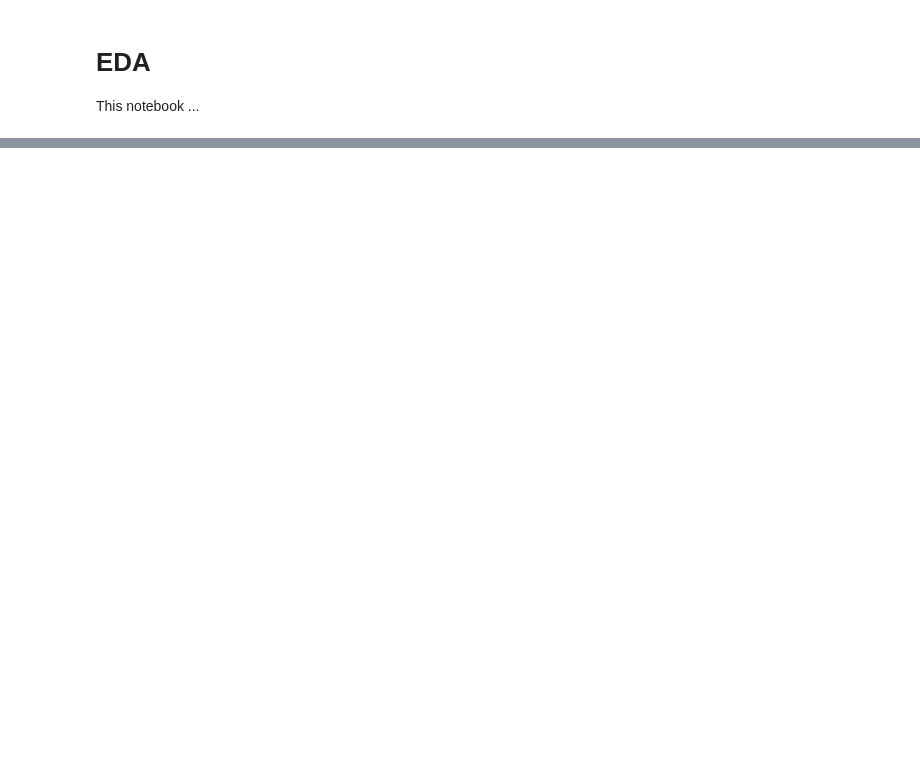
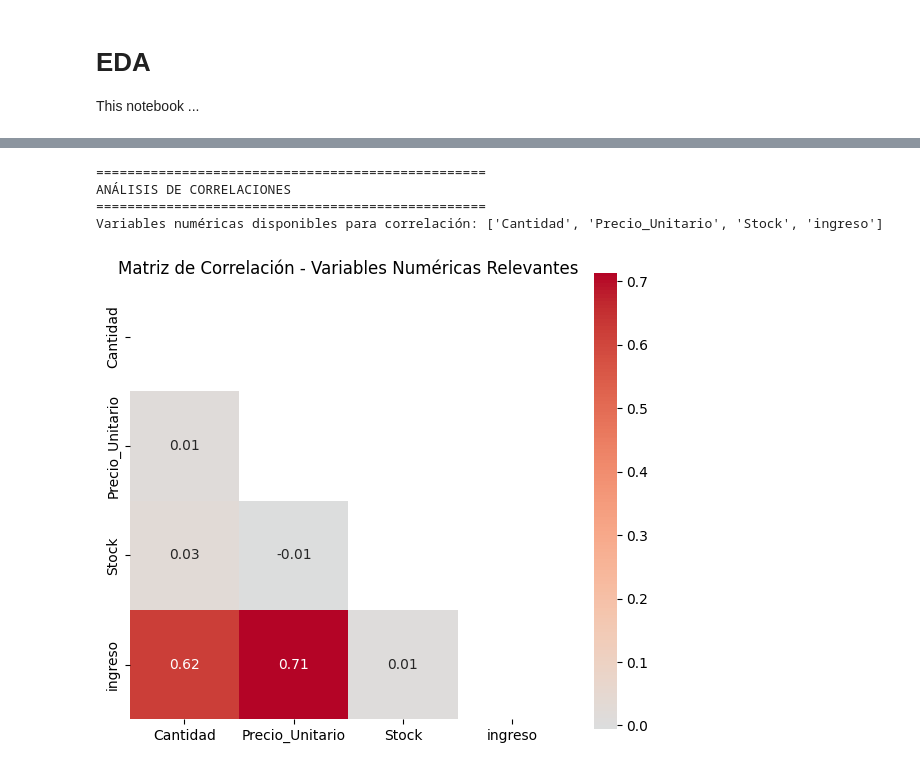
Before and after one commit to SofiaAngelaKnutas/reto_ma2003b, a Jupyter notebook: notebooks/eda.ipynb, the cells around one changed output, grey strips where cells are left out. Cells and saved outputs as stored; diff of their text form; code cells hidden in the pictures; blank space fills up the shorter version.

Commit message:
Add comprehensive EDA with distributions, correlations, time series and seasonality analysis

```diff
--- a/notebooks/eda.ipynb
+++ b/notebooks/eda.ipynb
@@ -19,0 +101,9 @@ FileNotFoundError: [Errno 2] No such file or directory: 'data_cleaned/master.par
+# %%
+
+print("CATEGORICAL VARIABLES SUMMARY")
+
+categorical_cols = df.select_dtypes(include=['object', 'category']).columns
+for col in categorical_cols:
+    print(f"\n--- {col} ---")
+    print(f"Unique values: {df[col].nunique()}")
+    print(f"Top values:\n{df[col].value_counts().head()}")
@@ -19,0 +278,66 @@ FileNotFoundError: [Errno 2] No such file or directory: 'data_cleaned/master.par
+# %%
+# Matriz de correlación - CORREGIDO
+print("=" * 50)
+print("ANÁLISIS DE CORRELACIONES")
+print("=" * 50)
+
+# Variables numéricas relevantes para correlación (basado en el análisis de data_cleaning)
+numeric_relevant_cols = [
+    'Cantidad',           # De ventas
+    'Precio_Unitario',    # De productos
+    'Stock',             # De productos
+    'ingreso'
+]
+
+# Verificar que todas las columnas existen en el dataset
+available_cols = [col for col in numeric_relevant_cols if col in df.columns]
+print(f"Variables numéricas disponibles para correlación: {available_cols}")
+
+# Crear matriz de correlación solo con variables relevantes
+correlation_matrix = df[available_cols].corr()
+
+plt.figure(figsize=(6, 6))
+mask = np.triu(np.ones_like(correlation_matrix, dtype=bool))
+sns.heatmap(correlation_matrix,
+            mask=mask,
+            annot=True,
+            cmap='coolwarm',
+            center=0,
+            square=True,
+            fmt='.2f',
+            cbar_kws={"shrink": .8})
+plt.title('Matriz de Correlación - Variables Numéricas Relevantes')
+plt.tight_layout()
+plt.show()
+
+print("\nCorrelaciones más fuertes con 'ingreso':")
+if 'ingreso' in correlation_matrix.columns:
+    ingreso_corr = correlation_matrix['ingreso'].abs().sort_values(ascending=False)
+    print(ingreso_corr[ingreso_corr.index != 'ingreso'].head())
+else:
+    print("Variable 'ingreso' no encontrada en el dataset.")
+
+# Análisis adicional de correlaciones significativas
+print("\n" + "=" * 50)
+print("CORRELACIONES SIGNIFICATIVAS (|r| > 0.5)")
+print("=" * 50)
+# Encontrar correlaciones altas (excluyendo la diagonal)
+high_corr = correlation_matrix.abs() > 0.5
+high_corr_pairs = []
+
+for i in range(len(correlation_matrix.columns)):
+    for j in range(i+1, len(correlation_matrix.columns)):
+        if high_corr.iloc[i, j]:
+            var1 = correlation_matrix.columns[i]
+            var2 = correlation_matrix.columns[j]
+            corr_value = correlation_matrix.iloc[i, j]
+            high_corr_pairs.append((var1, var2, corr_value))
+
+for var1, var2, corr in high_corr_pairs:
+    print(f"{var1} <-> {var2}: {corr:.3f}")
+# %% [output]
+==================================================
+ANÁLISIS DE CORRELACIONES
+==================================================
+Variables numéricas disponibles para correlación: ['Cantidad', 'Precio_Unitario', 'Stock', 'ingreso']
+[figure, added]
```
Also changed, not shown: parts of 18 cells of this notebook, 3 other files.
